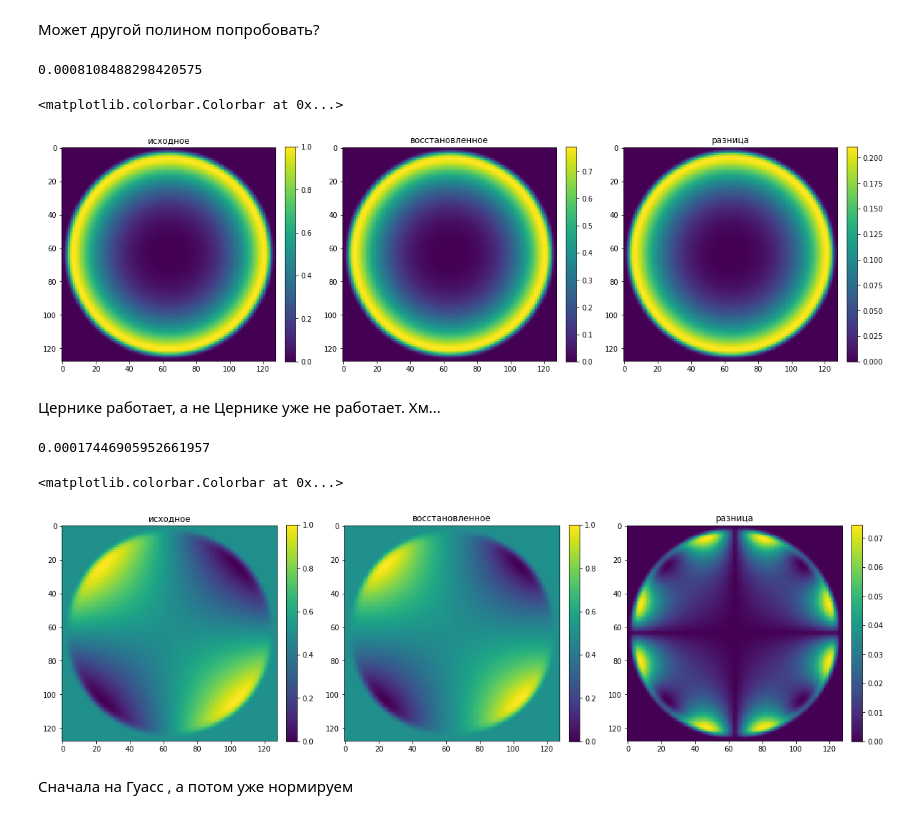
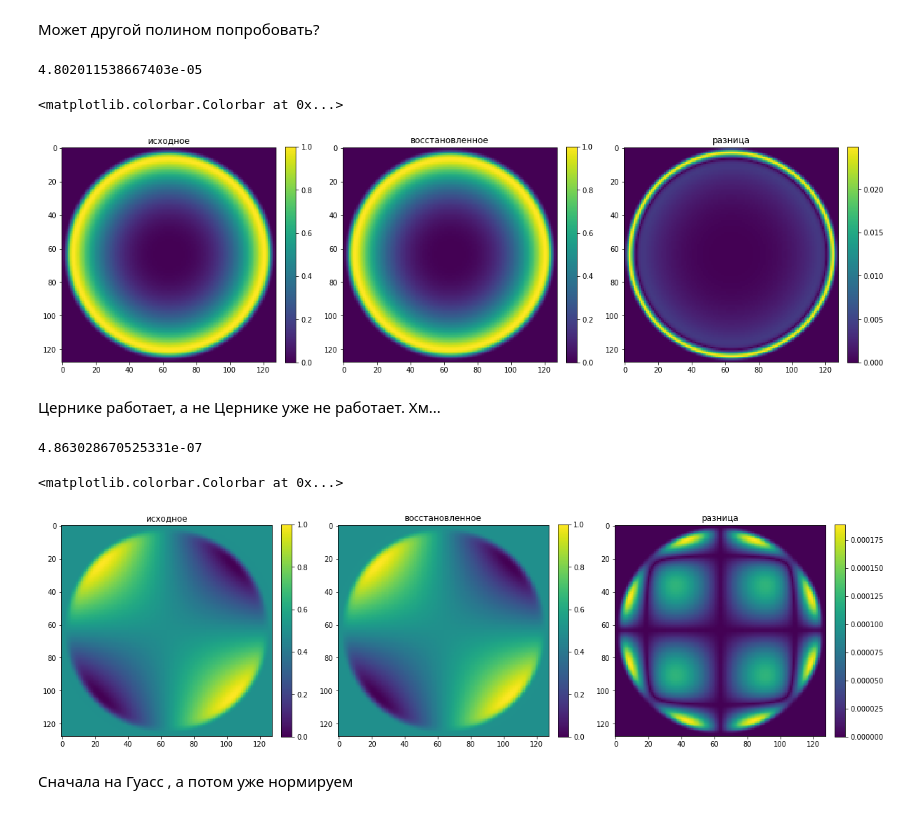
Before and after one commit to Satbek/-ourse-work-sem7, a Jupyter notebook: src/Results/Variational/Variational Method Using.ipynb, the cells around one changed output. Cells and saved outputs as stored; diff of their text form; code cells hidden in the pictures.

```diff
--- a/src/Results/Variational/Variational Method Using.ipynb
+++ b/src/Results/Variational/Variational Method Using.ipynb
@@ -136,7 +136,7 @@ fig.colorbar(img2, ax = axes[1],fraction=0.046, pad=0.04)
 # %%
 M = 7
 h = 2 * np.pi / 2**M
-x, y = create_square_grid(M)
+x, y = np.mgrid[-np.pi:np.pi:1j * 2 ** M, -np.pi:np.pi:1j * 2 ** M]
 gauss = super_gauss(x, y, 3, 20)
 front = (x**2 + y**2)*np.sqrt(x**2 + y**2)
 g1 = 2*x*np.sqrt(x**2 + y**2) + x**3/(np.sqrt(x**2 + y**2)) + x*y**2/np.sqrt(x**2 + y**2)
@@ -146,10 +146,11 @@ g1 *= gauss
 g2 *= gauss
 front *= gauss
 
-restored_front = method(g1, g2, h, h, 0.002, 0.001)
+restored_front = method(g1, g2, h, h, 2 * 10 ** -9, 10 ** -8)
 front = normilize(front)
 restored_front = normilize(restored_front)
 restored_front *= gauss
+restored_front = normilize(restored_front)
 print(mse(front, restored_front))
 fig, axes = plt.subplots(1, 3, figsize = (20, 40))
 img1 = axes[0].imshow(front)
@@ -162,44 +163,44 @@ fig.colorbar(img1, ax = axes[0],fraction=0.046, pad=0.04)
 fig.colorbar(img2, ax = axes[1],fraction=0.046, pad=0.04)
 fig.colorbar(img3, ax = axes[2],fraction=0.046, pad=0.04)
 # %% [output]
-0.0008108488298420575
+4.802011538667403e-05
 <matplotlib.colorbar.Colorbar at 0x...>
-[figure, old version]
+[figure, new version]
 # %% [markdown]
 Цернике работает, а не Цернике уже не работает. Хм...
 # %%
 M = 7
 h = 2 * np.pi / 2**M
 x, y = create_square_grid(M)
 gauss = super_gauss(x, y, 3, 20)
 front = x * y
 g1 = y
 g2 = x
 
-g1 *= gauss
-g2 *= gauss
+#g1 *= gauss
+#g2 *= gauss
 front *= gauss
 
 restored_front = method(g1, g2, h, h, 0.002, 0.001)
 front = normilize(front)
 
 restored_front *= gauss
 restored_front = normilize(restored_front)
 print(mse(front, restored_front))
 fig, axes = plt.subplots(1, 3, figsize = (20, 40))
 img1 = axes[0].imshow(front)
 img2 = axes[1].imshow(restored_front)
 img3 = axes[2].imshow(np.abs(restored_front -front))
 axes[0].set_title('исходное')
 axes[1].set_title('восстановленное')
 axes[2].set_title('разница')
 fig.colorbar(img1, ax = axes[0],fraction=0.046, pad=0.04)
 fig.colorbar(img2, ax = axes[1],fraction=0.046, pad=0.04)
 fig.colorbar(img3, ax = axes[2],fraction=0.046, pad=0.04)
 # %% [output]
-0.00017446905952661957
+4.863028670525331e-07
 <matplotlib.colorbar.Colorbar at 0x...>
-[figure, old version]
+[figure, new version]
 # %% [markdown]
 Сначала на Гуасс , а потом уже нормируем
 # %%
```
Also changed, not shown: parts of 11 cells of this notebook, 3 other files.
